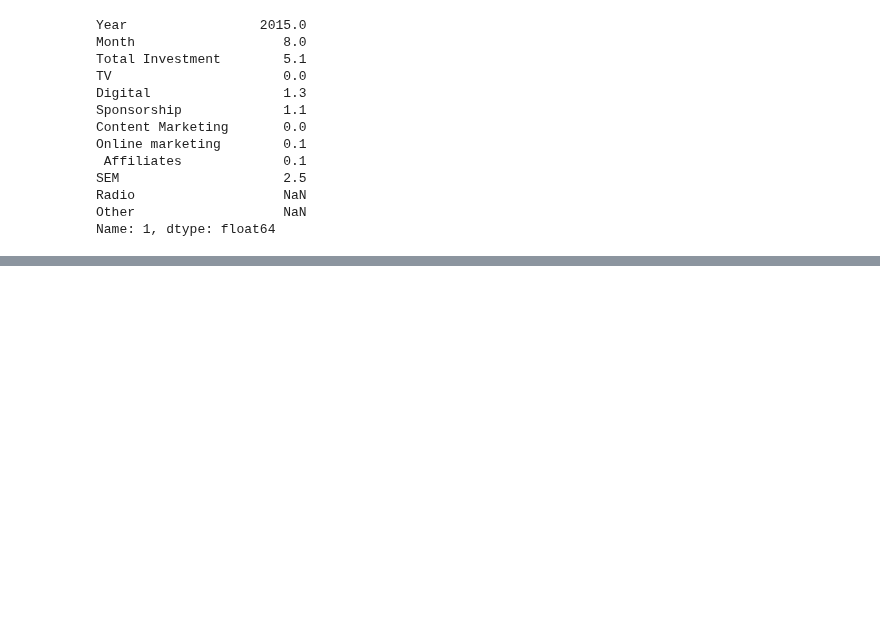
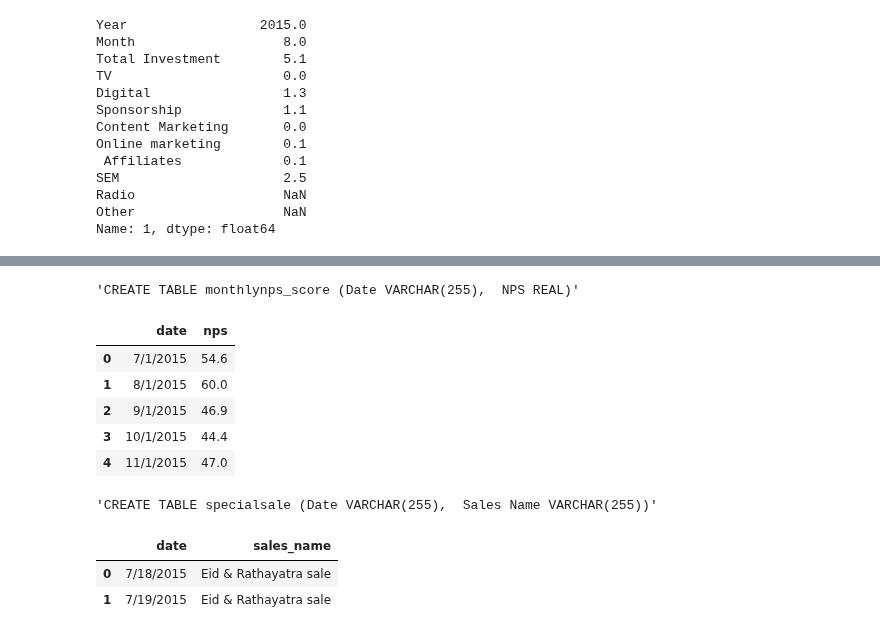
Before and after one commit to idjey/DEtheHardWay, a Jupyter notebook: Dmart_SchemaGen.ipynb, the cells around one changed output, grey strips where cells are left out. Drawn from its saved outputs; the diff is of its cells as text; code cells hidden in the pictures; blank space fills up the shorter version.

```diff
--- a/Dmart_SchemaGen.ipynb
+++ b/Dmart_SchemaGen.ipynb
@@ -227,0 +233,4 @@ CONTEXT:  COPY op_expense_monthly, line 3, column radio: "NA"
+# %%
+schemaGen(MonthlyNPSscore,'monthlynps_score')
+# %% [output]
+'CREATE TABLE monthlynps_score (Date VARCHAR(255),  NPS REAL)'
@@ -227,0 +244,13 @@ CONTEXT:  COPY op_expense_monthly, line 3, column radio: "NA"
+# %%
+queryBase("""SELECT * FROM monthlynps_score LIMIT 5""")
+# %% [output]
+|  | date | nps |
+| 0 | 7/1/2015 | 54.6 |
+| 1 | 8/1/2015 | 60.0 |
+| 2 | 9/1/2015 | 46.9 |
+| 3 | 10/1/2015 | 44.4 |
+| 4 | 11/1/2015 | 47.0 |
+# %%
+schemaGen(SpecialSale, 'specialsale')
+# %% [output]
+'CREATE TABLE specialsale (Date VARCHAR(255),  Sales Name VARCHAR(255))'
@@ -227,0 +264,6 @@ CONTEXT:  COPY op_expense_monthly, line 3, column radio: "NA"
+# %%
+queryBase("""SELECT * FROM specialsale LIMIT 2""")
+# %% [output]
+|  | date | sales_name |
+| 0 | 7/18/2015 | Eid & Rathayatra sale |
+| 1 | 7/19/2015 | Eid & Rathayatra sale |
```
Also changed, not shown: parts of 40 cells of this notebook, 2 other files.
